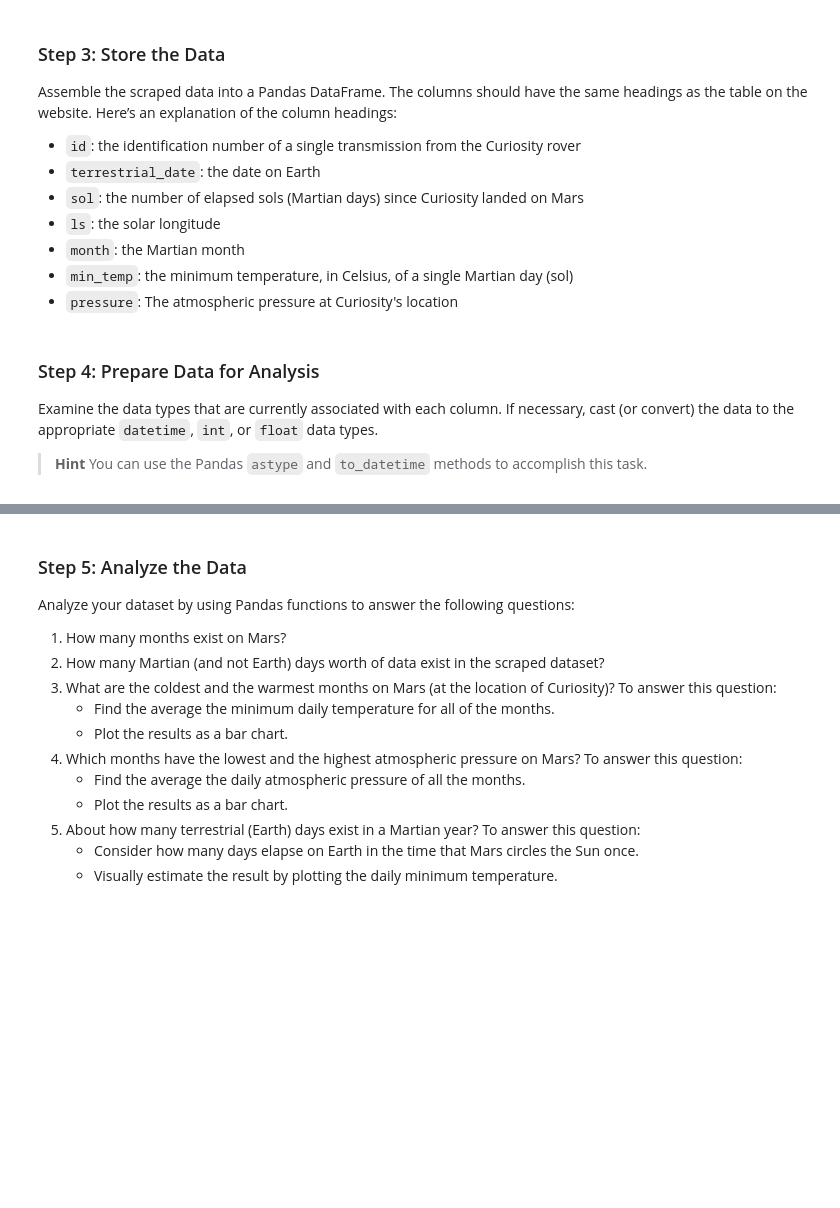
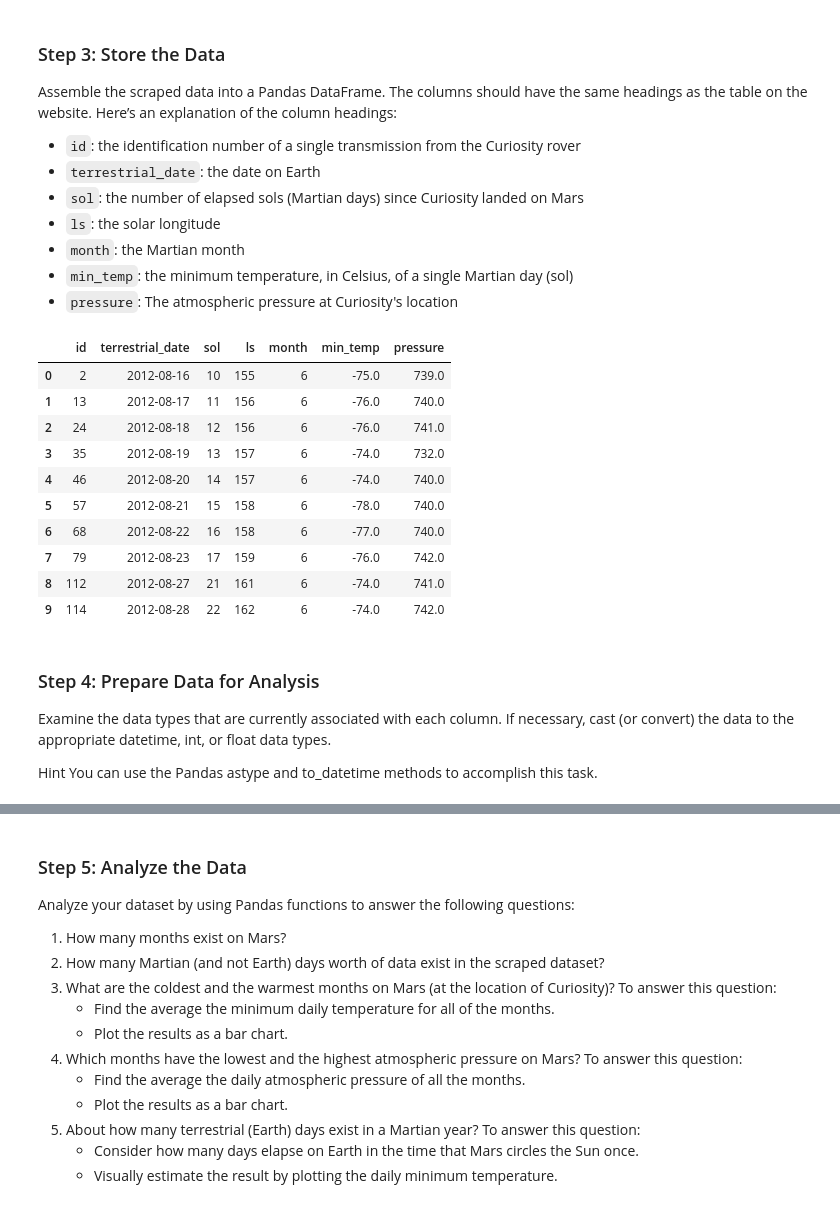
Before and after one commit to meena2203/web-scraping-challenge, a Jupyter notebook: part_2_mars_weather.ipynb, the cells around one changed output, grey strips where cells are left out. Drawn from its saved outputs; the diff is of its cells as text; code cells hidden in the pictures; blank space fills up the shorter version.

```diff
--- a/part_2_mars_weather.ipynb
+++ b/part_2_mars_weather.ipynb
@@ -56,0 +53,12 @@ print(header_data)
+# %%
+# Create an empty list to hold the column headers
+column_name=[]
+
+# Loop through each row (element) of table
+# Extract the header from the row element
+# Add the header to the list
+
+for row in table.find_all('tr'):
+    for header in row.find_all('th'):
+        column_name.append(header.text)
+print(column_name)
@@ -56,0 +67,16 @@ print(header_data)
+# %%
+# Create an empty list to hold the row data
+row_list=[]
+
+# Loop through each row with a class of 'data-row'
+# Extract data for each row
+# Add the row data to the list
+
+for row in table.find_all('tr', class_='data-row'):
+    data = row.find_all('td')
+    #print(data)
+    data_val = [y.text for y in data]
+    #print(data_val)
+    row_list.append(data_val)
+
+print(row_list)
@@ -66,18 +94,21 @@ Assemble the scraped data into a Pandas DataFrame. The columns should have the s
 * `month`: the Martian month
 * `min_temp`: the minimum temperature, in Celsius, of a single Martian day (sol)
 * `pressure`: The atmospheric pressure at Curiosity's location
-# %%
-# Create an empty list
-row_list = []
-
-# Iterate through each row of the table to grab the row data 'td'
-# first list will be empty
-
-for tr in table_rows:
-    row_data = tr.find_all('td')
-    row_list.append(row_data)
-#     row_list = [i.text for i in td]
-    print(row_list)
 # %%
 # Create a Pandas DataFrame by using the list of rows and a list of the column names
-mars_weather_df = pd.DataFrame([row_list, columns=column_name])
+mars_weather_df = pd.DataFrame(row_list, columns=column_name)
+
+# Confirm DataFrame was created successfully
+mars_weather_df.head(10)
+# %% [output]
+|  | id | terrestrial_date | sol | ls | month | min_temp | pressure |
+| 0 | 2 | 2012-08-16 | 10 | 155 | 6 | -75.0 | 739.0 |
+| 1 | 13 | 2012-08-17 | 11 | 156 | 6 | -76.0 | 740.0 |
+| 2 | 24 | 2012-08-18 | 12 | 156 | 6 | -76.0 | 741.0 |
+| 3 | 35 | 2012-08-19 | 13 | 157 | 6 | -74.0 | 732.0 |
+| 4 | 46 | 2012-08-20 | 14 | 157 | 6 | -74.0 | 740.0 |
+| 5 | 57 | 2012-08-21 | 15 | 158 | 6 | -78.0 | 740.0 |
+| 6 | 68 | 2012-08-22 | 16 | 158 | 6 | -77.0 | 740.0 |
+| 7 | 79 | 2012-08-23 | 17 | 159 | 6 | -76.0 | 742.0 |
+| 8 | 112 | 2012-08-27 | 21 | 161 | 6 | -74.0 | 741.0 |
+| 9 | 114 | 2012-08-28 | 22 | 162 | 6 | -74.0 | 742.0 |
@@ -87,9 +115,8 @@ mars_weather_df
 # %% [markdown]
 ### Step 4: Prepare Data for Analysis
+Examine the data types that are currently associated with each column. If necessary, cast (or convert) the data to the appropriate datetime, int, or float data types.
 
-Examine the data types that are currently associated with each column. If necessary, cast (or convert) the data to the appropriate `datetime`, `int`, or `float` data types.
-
-  > **Hint** You can use the Pandas `astype` and `to_datetime` methods to accomplish this task.
+Hint You can use the Pandas astype and to_datetime methods to accomplish this task.
 # %%
 # Examine data type of each column
 mars_weather_df. dtypes
```
Also changed, not shown: parts of 31 cells of this notebook, 2 other files.
